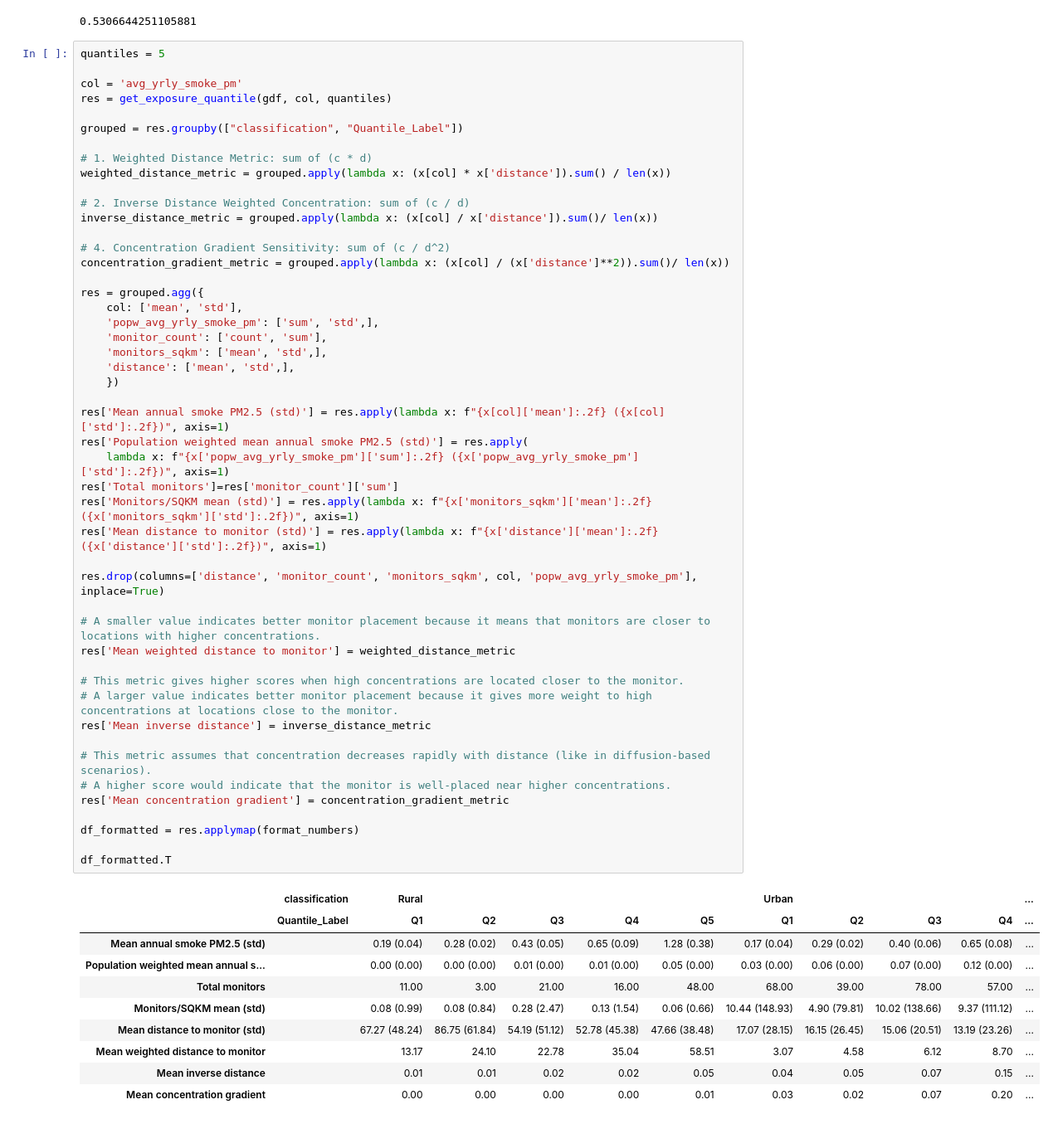
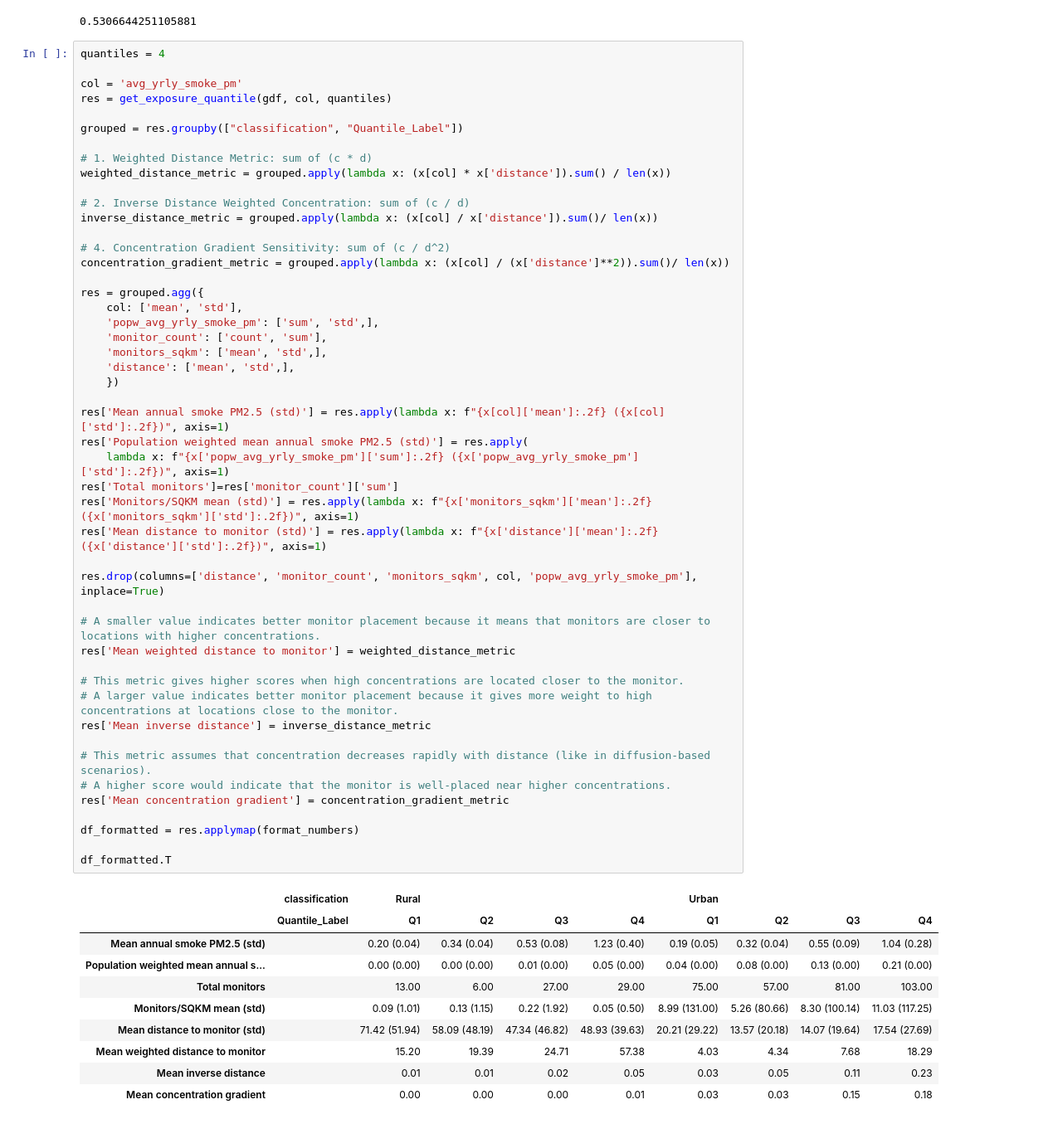
Before and after one commit to atrisovic/wildfire-monitors, a Jupyter notebook: stats.ipynb, the cells around one changed output. Shown at 83% size. Cells and saved outputs as stored; diff of their text form.

```diff
--- a/stats.ipynb
+++ b/stats.ipynb
@@ -167,7 +169,7 @@ df["popw_avg_yrly_smoke_pm"].sum()
 # %% [output]
 0.5306644251105881
 # %%
-quantiles = 5
+quantiles = 4
 
 col = 'avg_yrly_smoke_pm'
 res = get_exposure_quantile(gdf, col, quantiles)
@@ -188,43 +190,43 @@ res = grouped.agg({
     'popw_avg_yrly_smoke_pm': ['sum', 'std',],
     'monitor_count': ['count', 'sum'],
     'monitors_sqkm': ['mean', 'std',],
     'distance': ['mean', 'std',],
     })
 
 res['Mean annual smoke PM2.5 (std)'] = res.apply(lambda x: f"{x[col]['mean']:.2f} ({x[col]['std']:.2f})", axis=1)
 res['Population weighted mean annual smoke PM2.5 (std)'] = res.apply(
     lambda x: f"{x['popw_avg_yrly_smoke_pm']['sum']:.2f} ({x['popw_avg_yrly_smoke_pm']['std']:.2f})", axis=1)
 res['Total monitors']=res['monitor_count']['sum']
 res['Monitors/SQKM mean (std)'] = res.apply(lambda x: f"{x['monitors_sqkm']['mean']:.2f} ({x['monitors_sqkm']['std']:.2f})", axis=1)
 res['Mean distance to monitor (std)'] = res.apply(lambda x: f"{x['distance']['mean']:.2f} ({x['distance']['std']:.2f})", axis=1)
 
 res.drop(columns=['distance', 'monitor_count', 'monitors_sqkm', col, 'popw_avg_yrly_smoke_pm'], inplace=True)
 
 # A smaller value indicates better monitor placement because it means that monitors are closer to locations with higher concentrations.
 res['Mean weighted distance to monitor'] = weighted_distance_metric
 
 # This metric gives higher scores when high concentrations are located closer to the monitor.
 # A larger value indicates better monitor placement because it gives more weight to high concentrations at locations close to the monitor.
 res['Mean inverse distance'] = inverse_distance_metric
 
 # This metric assumes that concentration decreases rapidly with distance (like in diffusion-based scenarios).
 # A higher score would indicate that the monitor is well-placed near higher concentrations.
 res['Mean concentration gradient'] = concentration_gradient_metric
 
 df_formatted = res.applymap(format_numbers)
 
 df_formatted.T
 # %% [output]
-|  | classification | Rural |  |  |  |  | Urban |  |  |  | ... |
-|  | Quantile_Label | Q1 | Q2 | Q3 | Q4 | Q5 | Q1 | Q2 | Q3 | Q4 | ... |
-| Mean annual smoke PM2.5 (std) |  | 0.19 (0.04) | 0.28 (0.02) | 0.43 (0.05) | 0.65 (0.09) | 1.28 (0.38) | 0.17 (0.04) | 0.29 (0.02) | 0.40 (0.06) | 0.65 (0.08) | ... |
-| Population weighted mean annual s... |  | 0.00 (0.00) | 0.00 (0.00) | 0.01 (0.00) | 0.01 (0.00) | 0.05 (0.00) | 0.03 (0.00) | 0.06 (0.00) | 0.07 (0.00) | 0.12 (0.00) | ... |
-| Total monitors |  | 11.00 | 3.00 | 21.00 | 16.00 | 48.00 | 68.00 | 39.00 | 78.00 | 57.00 | ... |
-| Monitors/SQKM mean (std) |  | 0.08 (0.99) | 0.08 (0.84) | 0.28 (2.47) | 0.13 (1.54) | 0.06 (0.66) | 10.44 (148.93) | 4.90 (79.81) | 10.02 (138.66) | 9.37 (111.12) | ... |
-| Mean distance to monitor (std) |  | 67.27 (48.24) | 86.75 (61.84) | 54.19 (51.12) | 52.78 (45.38) | 47.66 (38.48) | 17.07 (28.15) | 16.15 (26.45) | 15.06 (20.51) | 13.19 (23.26) | ... |
-| Mean weighted distance to monitor |  | 13.17 | 24.10 | 22.78 | 35.04 | 58.51 | 3.07 | 4.58 | 6.12 | 8.70 | ... |
-| Mean inverse distance |  | 0.01 | 0.01 | 0.02 | 0.02 | 0.05 | 0.04 | 0.05 | 0.07 | 0.15 | ... |
-| Mean concentration gradient |  | 0.00 | 0.00 | 0.00 | 0.00 | 0.01 | 0.03 | 0.02 | 0.07 | 0.20 | ... |
+|  | classification | Rural |  |  |  | Urban |  |  |  |
+|  | Quantile_Label | Q1 | Q2 | Q3 | Q4 | Q1 | Q2 | Q3 | Q4 |
+| Mean annual smoke PM2.5 (std) |  | 0.20 (0.04) | 0.34 (0.04) | 0.53 (0.08) | 1.23 (0.40) | 0.19 (0.05) | 0.32 (0.04) | 0.55 (0.09) | 1.04 (0.28) |
+| Population weighted mean annual s... |  | 0.00 (0.00) | 0.00 (0.00) | 0.01 (0.00) | 0.05 (0.00) | 0.04 (0.00) | 0.08 (0.00) | 0.13 (0.00) | 0.21 (0.00) |
+| Total monitors |  | 13.00 | 6.00 | 27.00 | 29.00 | 75.00 | 57.00 | 81.00 | 103.00 |
+| Monitors/SQKM mean (std) |  | 0.09 (1.01) | 0.13 (1.15) | 0.22 (1.92) | 0.05 (0.50) | 8.99 (131.00) | 5.26 (80.66) | 8.30 (100.14) | 11.03 (117.25) |
+| Mean distance to monitor (std) |  | 71.42 (51.94) | 58.09 (48.19) | 47.34 (46.82) | 48.93 (39.63) | 20.21 (29.22) | 13.57 (20.18) | 14.07 (19.64) | 17.54 (27.69) |
+| Mean weighted distance to monitor |  | 15.20 | 19.39 | 24.71 | 57.38 | 4.03 | 4.34 | 7.68 | 18.29 |
+| Mean inverse distance |  | 0.01 | 0.01 | 0.02 | 0.05 | 0.03 | 0.05 | 0.11 | 0.23 |
+| Mean concentration gradient |  | 0.00 | 0.00 | 0.00 | 0.01 | 0.03 | 0.03 | 0.15 | 0.18 |
 # %%
 grouped = gdf.groupby(["STATE_ABBR","classification"])
 
```
Also changed, not shown: parts of 17 cells of this notebook, 2 other files.
